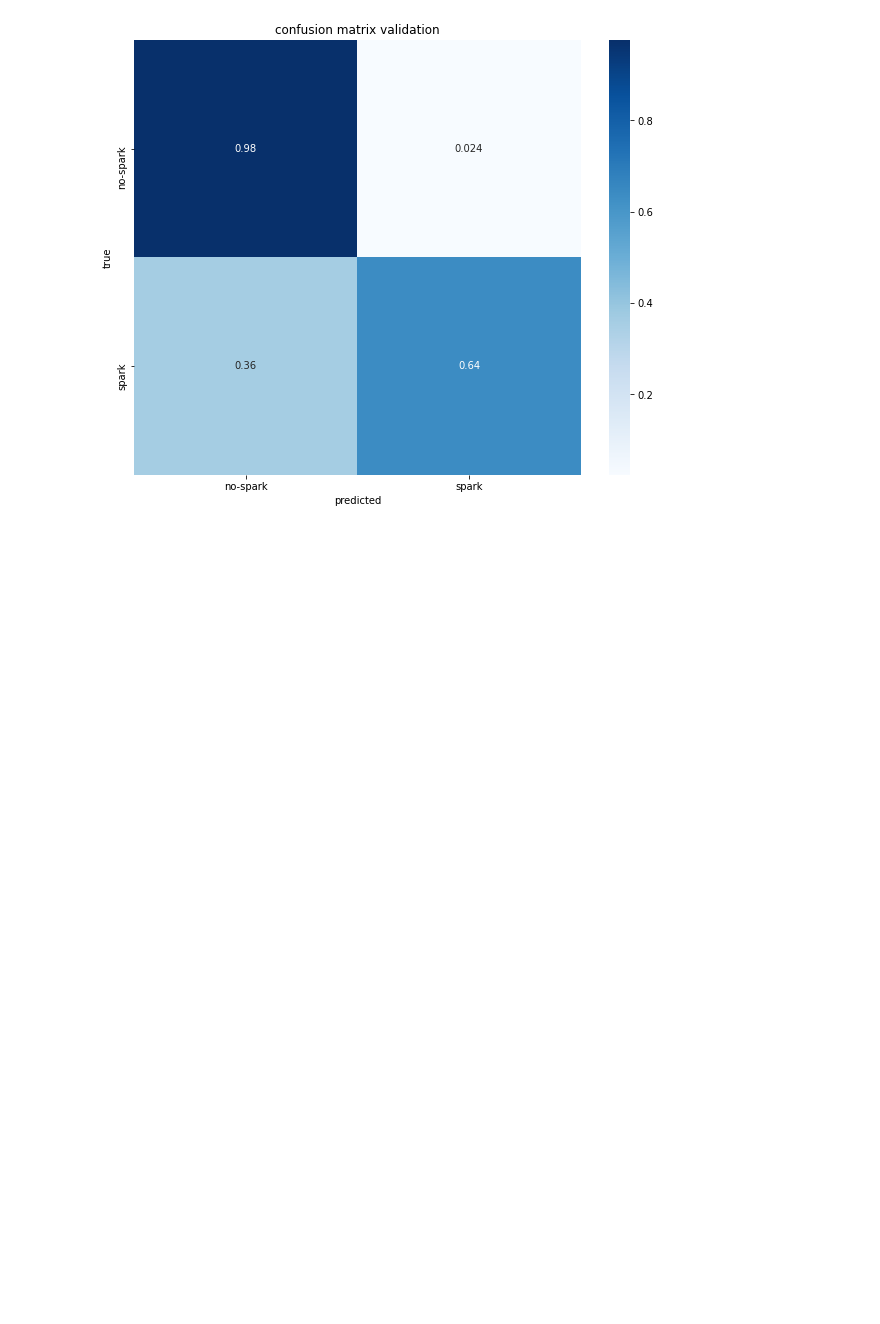
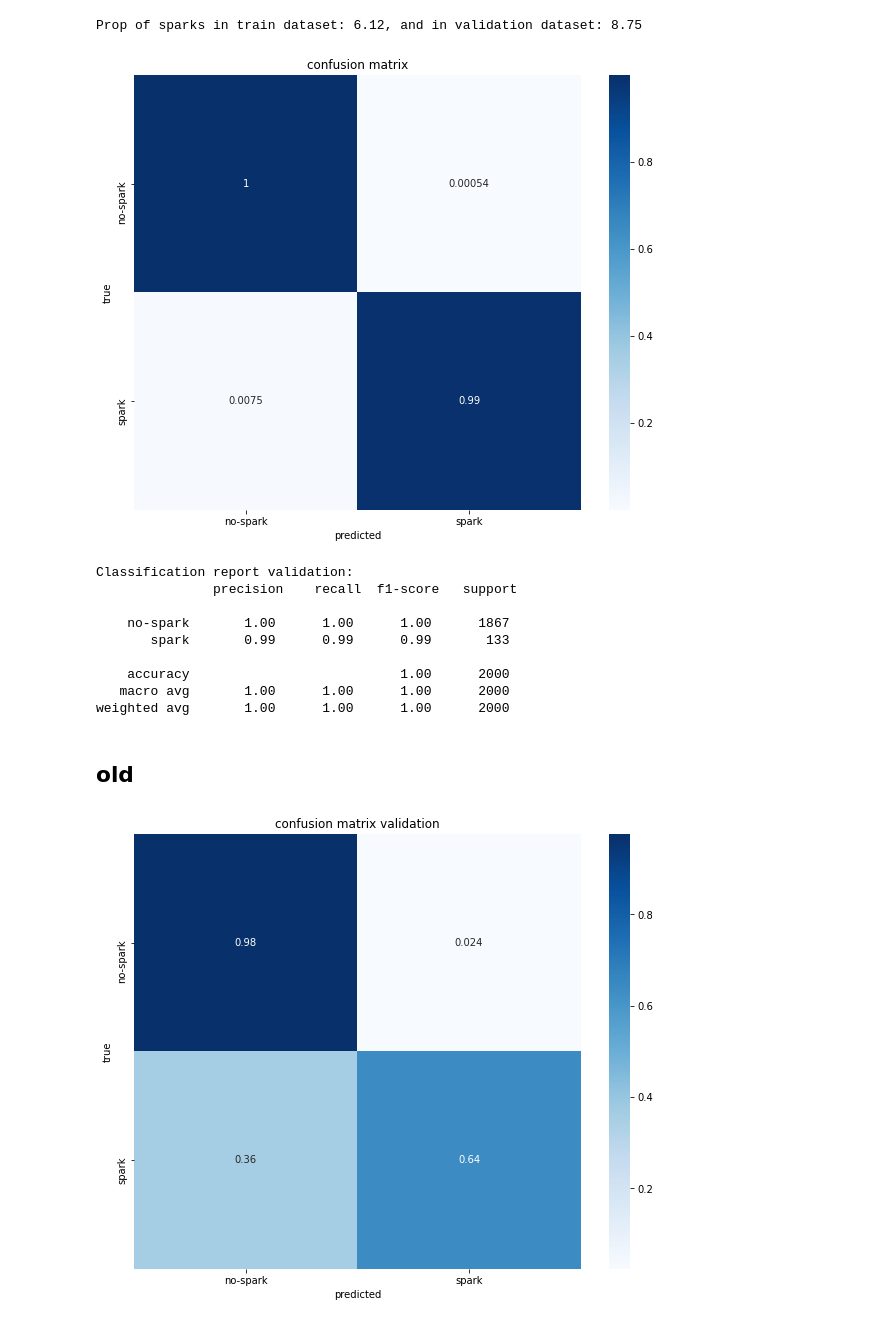
Before and after one commit to raulbenitez/DEEPCARDIO, a Jupyter notebook: sparks/train/inception.ipynb, the cells around one changed output. Saved outputs shown, nothing was run; the diff lists cells and outputs as text; code cells hidden in the pictures; blank space fills up the shorter version.

```diff
--- a/sparks/train/inception.ipynb
+++ b/sparks/train/inception.ipynb
@@ -129,3 +213,26 @@ KeyError: ignored
+# %%
+# ../../_datasets/deepcardio/170215_RyR-GFP30_RO_01_Serie2_SPARKS-calcium
+X_train, Y_train, X_test, Y_test = load_data(classesFromFile=True, imageId='2021-01-23_02-52-32_gen_images',
+                                             datasetsPath='drive/MyDrive/tfm/DEEPCARDIO_drive/_datasets/deepcardio/', gaussianFilter=False)
+# X_train, X_valid, Y_train, Y_valid = train_test_split(X_train, Y_train, test_size=0.2, random_state=1)
+X = np.concatenate((X_train, X_test))
+Y = np.concatenate((Y_train, Y_test))
+
+Y_pred = evaluate_prediction(trainID+'_RECALL94', X, Y)
+# %% [output]
+Prop of sparks in train dataset: 6.12, and in validation dataset: 8.75
+[figure, added]
+Classification report validation:
+               precision    recall  f1-score   support
+
+    no-spark       1.00      1.00      1.00      1867
+       spark       0.99      0.99      0.99       133
+
+    accuracy                           1.00      2000
+   macro avg       1.00      1.00      1.00      2000
+weighted avg       1.00      1.00      1.00      2000
+# %% [markdown]
+## old
 # %%
 class_labels = ['no-spark', 'spark']
 
```
Also changed, not shown: parts of 17 cells of this notebook.
